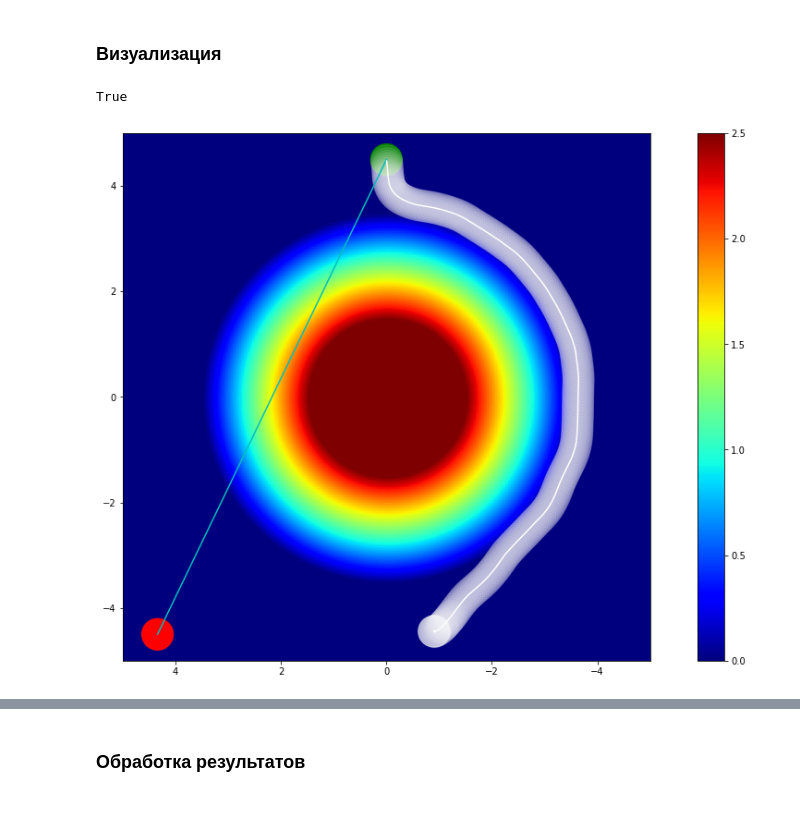
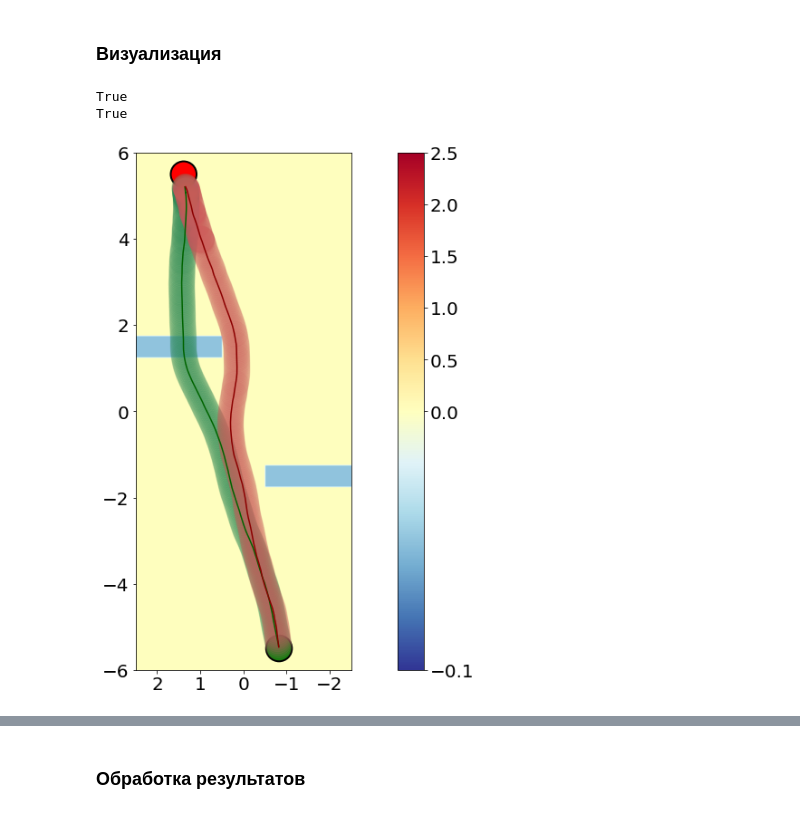
Before and after one commit to FastSense/mppic, a Jupyter notebook: mppic/experiments/experiments_processing/processing.ipynb, the cells around one changed output, grey strips where cells are left out. Drawn from its saved outputs; the diff is of its cells as text; code cells hidden in the pictures.

```diff
--- a/mppic/experiments/experiments_processing/processing.ipynb
+++ b/mppic/experiments/experiments_processing/processing.ipynb
@@ -427,7 +474,7 @@ goals = []
 size = 0.3
 
 
-starts_y = np.random.uniform(-3.5, 3.5, number_of_tasks_map_2)
+starts_y = np.random.uniform(-1.7, 1.7, number_of_tasks_map_2)
 goals_y = np.random.uniform(-3.5, 3.5, number_of_tasks_map_2)
 
 for i in range(number_of_tasks_map_2):
@@ -437,8 +484,8 @@ for i in range(number_of_tasks_map_2):
     starts.append((start_pos[0], start_pos[1], q[0], q[1], q[2], q[3]))
     goals.append((goal_pos[0], goal_pos[1], q[0], q[1], q[2], q[3]))
 
-task_xml_generator(starts, goals, "tasks_map_2.xml")
-map_xml_generator(map_2, resolution, "map_2.xml")
+# task_xml_generator(starts, goals, "tasks_map_2_2.xml")
+# map_xml_generator(map_2, resolution, "map_2.xml")
 # %% [markdown]
 ## Карта 3
 # %%
@@ -543,8 +595,9 @@ draw_all_tasks(map_2, resolution, starts_map_2, goals_map_2, robot_size)
 # %% [markdown]
 ### Карта 3
 # %%
-map_3, resolution = read_map("map_3.xml")
+map_3, resolution = read_map("map_3_2.xml")
 starts_map_3, goals_map_3 = read_tasks("tasks_map_3.xml")
 robot_size = 0.3
 draw_all_tasks(map_3, resolution, starts_map_3, goals_map_3, robot_size)
+plt.savefig('map_3_pos.png', bbox_inches='tight', dpi=300)
 # %% [output]
@@ -580,9 +658,25 @@ def draw_result(result_dir, result_prefix, task_number, height_map, resolution,
 # %%
-result_dir = "/home/sadergachev/Documents/Projects/uneven_navigation/src/dtl_metalbot/ros2_ws/src/experiment_slp_rgh_1/"
-result_prefix = "result_task_"
-task_number = 50
 
-draw_result(result_dir, result_prefix, task_number, map_1, resolution, starts_map_1, goals_map_1, 0.3)
+
+result_dir = "/home/sadergachev/Documents/Projects/uneven_navigation/src/dtl_metalbot/ros2_ws/src/experiment_16_02/"
+result_prefix = "map_3_trav_result_task_"
+# result_prefix_2 = "map_3_sr_result_task_"
+task_number = 9
+# print(starts_map_3[0])
+# print(goals_map_3[0])
+
+
+# result_file = result_dir + result_prefix + str(task_number) + ".txt"
+# xs, ys, yaws, success = read_path_x_y_yaw_s(result_file)
+# path = convert_path_to_x_y_z(xs, ys, resolution, map_1)
+# s,r = max_slope_roughness(map_1, path, 0.3, resolution)
+# print(s, r)
+
+fig, ax, = draw_result(result_dir, result_prefix, task_number, map_3, resolution, starts_map_3, goals_map_3, 0.3)
+# draw_result_on_im(fig, ax, result_dir, result_prefix_2, task_number, map_3, resolution, starts_map_3, goals_map_3, 0.3)
+
+plt.savefig('map_3_traj.png', bbox_inches='tight', dpi=250)
 # %% [output]
 True
+True
-[figure, old version]
+[figure, new version]
```
Also changed, not shown: parts of 30 cells of this notebook, 3 other files.
